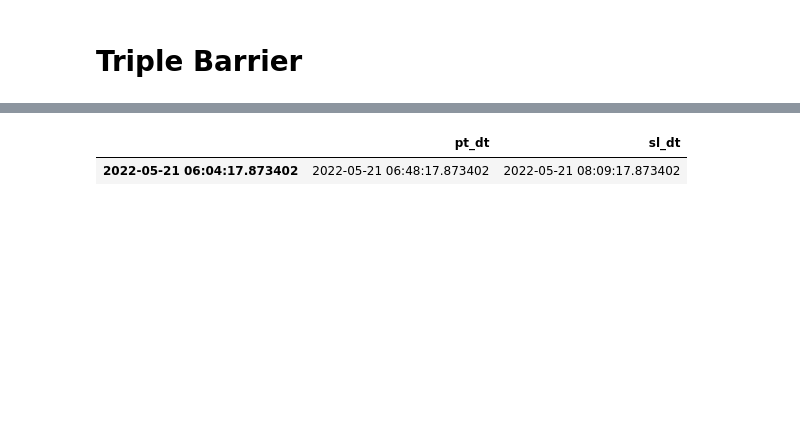
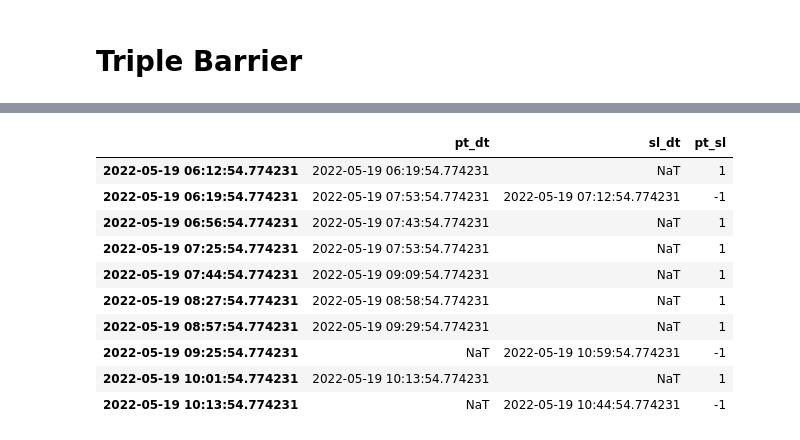
Before and after one commit to maxgao18/AFML, a Jupyter notebook: 3.1.ipynb, the cells around one changed output, grey strips where cells are left out. Saved outputs shown, nothing was run; the diff lists cells and outputs as text; code cells hidden in the pictures; blank space fills up the shorter version.

```diff
--- a/3.1.ipynb
+++ b/3.1.ipynb
@@ -15,7 +16,7 @@ import c
 # %%
 plt.rcParams["figure.figsize"] = (20, 5)
 
-data = u.create_price_data(theta=0.0001, start_price=100, n_samples=1000)
+data = u.create_price_data(theta=0.0001, start_price=100, n_samples=5000)
 data["close"].plot.line()
 # %% [output]
 <AxesSubplot:>
@@ -77,0 +26,8 @@ def plot_triple_barrier(ax, market_data, barriers, start_dt, target, side = c.Di
+# %%
+resampled = data.resample("H")
+target = np.mean((resampled["close"].last() / resampled["close"].first()).std())
+price_target = 1
+stop_loss = 1
+vertical_barrier = np.timedelta64(3, "h")
+
+target
@@ -77,0 +36,7 @@ def plot_triple_barrier(ax, market_data, barriers, start_dt, target, side = c.Di
+# %%
+cusum_indices = signals.get_cusum_indices(data["close"], target)
+
+plt.rcParams["figure.figsize"] = (20, 7)
+
+data["close"].plot.line()
+(data["close"] * cusum_indices).replace(0, np.nan).plot(style="o", color="r")
@@ -78,11 +46,20 @@ def plot_triple_barrier(ax, market_data, barriers, start_dt, target, side = c.Di
+# %%
+indices = data.index[cusum_indices]
 # %%
-from matplotlib.patches import Rectangle
-
-u, l = _price_target_stop_loss_indices(data["close"], target=0.05, price_target=1, stop_loss=2)
-
-barriers = pd.DataFrame(columns=["pt_dt", "sl_dt"])
-barriers.loc[data.index[0]] = pd.Series(data={"pt_dt": u, "sl_dt": l}, name=data.index[0])
-barriers
+barriers = signals.get_price_target_stop_loss_indices(
+    data, indices, target=target, price_target=price_target, stop_loss=stop_loss, vertical_barrier=vertical_barrier
+)
+barriers = signals.add_profit_target_stop_loss_outcome(barriers)
+barriers.head(10)
 # %% [output]
-|  | pt_dt | sl_dt |
-| 2022-05-21 06:04:17.873402 | 2022-05-21 06:48:17.873402 | 2022-05-21 08:09:17.873402 |
+|  | pt_dt | sl_dt | pt_sl |
+| 2022-05-19 06:12:54.774231 | 2022-05-19 06:19:54.774231 | NaT | 1 |
+| 2022-05-19 06:19:54.774231 | 2022-05-19 07:53:54.774231 | 2022-05-19 07:12:54.774231 | -1 |
+| 2022-05-19 06:56:54.774231 | 2022-05-19 07:43:54.774231 | NaT | 1 |
+| 2022-05-19 07:25:54.774231 | 2022-05-19 07:53:54.774231 | NaT | 1 |
+| 2022-05-19 07:44:54.774231 | 2022-05-19 09:09:54.774231 | NaT | 1 |
+| 2022-05-19 08:27:54.774231 | 2022-05-19 08:58:54.774231 | NaT | 1 |
+| 2022-05-19 08:57:54.774231 | 2022-05-19 09:29:54.774231 | NaT | 1 |
+| 2022-05-19 09:25:54.774231 | NaT | 2022-05-19 10:59:54.774231 | -1 |
+| 2022-05-19 10:01:54.774231 | 2022-05-19 10:13:54.774231 | NaT | 1 |
+| 2022-05-19 10:13:54.774231 | NaT | 2022-05-19 10:44:54.774231 | -1 |
```
Also changed, not shown: parts of 8 cells of this notebook, 5 other files.
